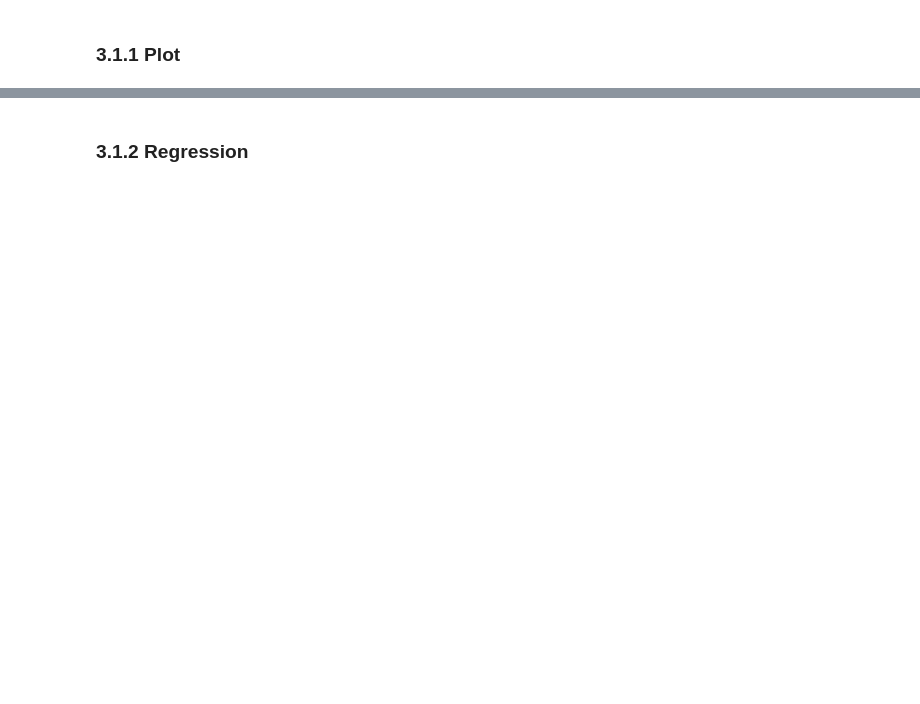
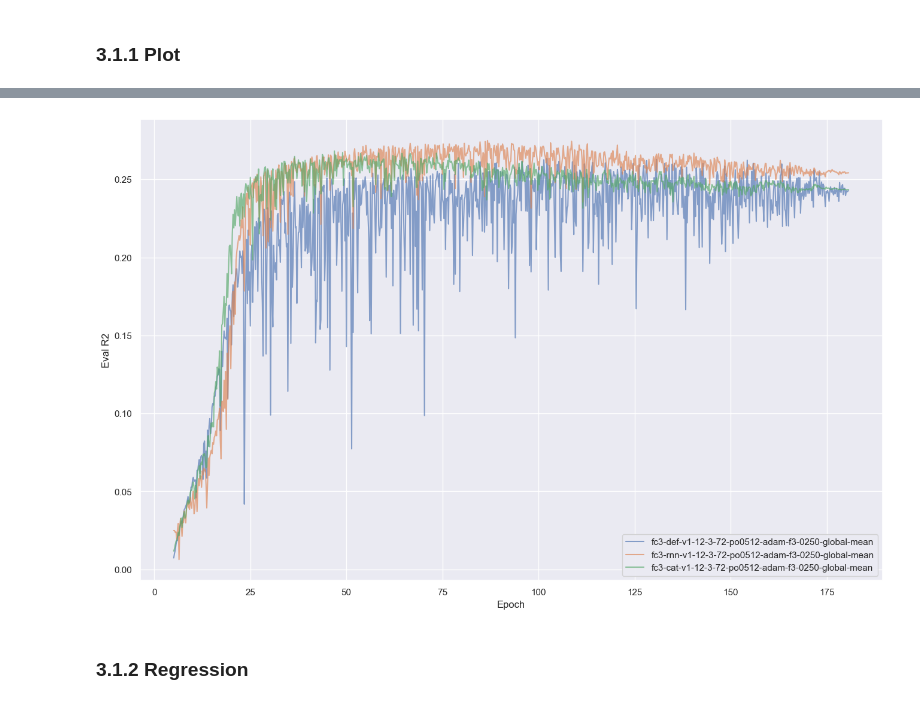
Before and after one commit to up4472/upolanc-thesis, a Jupyter notebook: notebook/nbp13-report.ipynb, the cells around one changed output, grey strips where cells are left out. Drawn from its saved outputs; the diff is of its cells as text; code cells hidden in the pictures; blank space fills up the shorter version.

```diff
--- a/notebook/nbp13-report.ipynb
+++ b/notebook/nbp13-report.ipynb
@@ -447,3 +453,23 @@ report_plot.models_bert_r2(
+# %%
+# Plot filter 3
+
+report_plot.models_bert_r2(
+	data = report_filter.filter_bert_reports(
+		reports = report_bert_model,
+		keep_only = ['f3'],
+		drop_only = []
+	),
+	mode            = 'regression',
+	step            = 'epoch',
+	steps_min       = int(  5 * STEPS_PER_EPOCH),
+	steps_max       = int(250 * STEPS_PER_EPOCH),
+	steps_per_epoch = STEPS_PER_EPOCH,
+	alpha           = 0.65,
+	groupby         = 'none',
+	filename        = os.path.join(DATA_DIR, 'bert-r2-f3')
+)
+# %% [output]
+[figure, added]
 # %% [markdown]
 ### 3.1.2 Regression
 # %%
```
Also changed, not shown: parts of 5 cells of this notebook, 6 other files.
